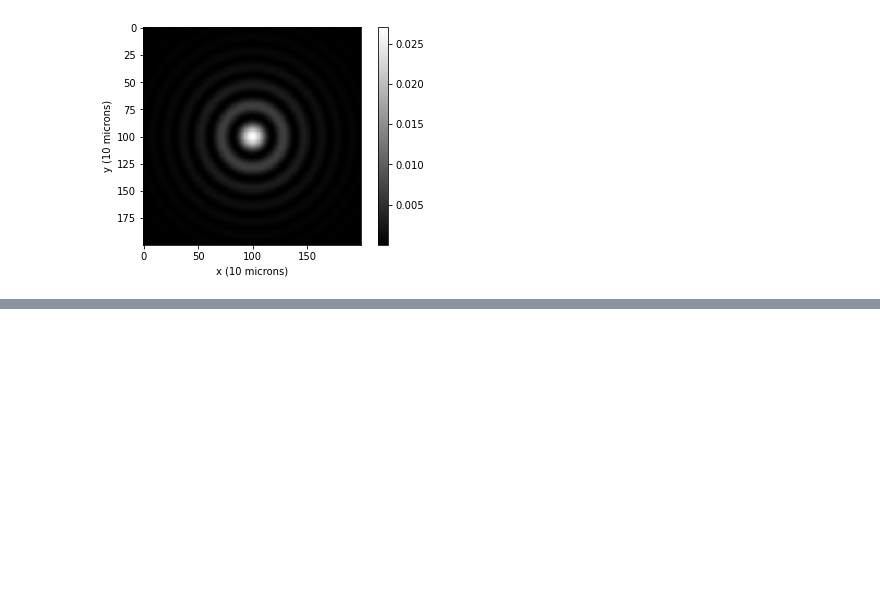
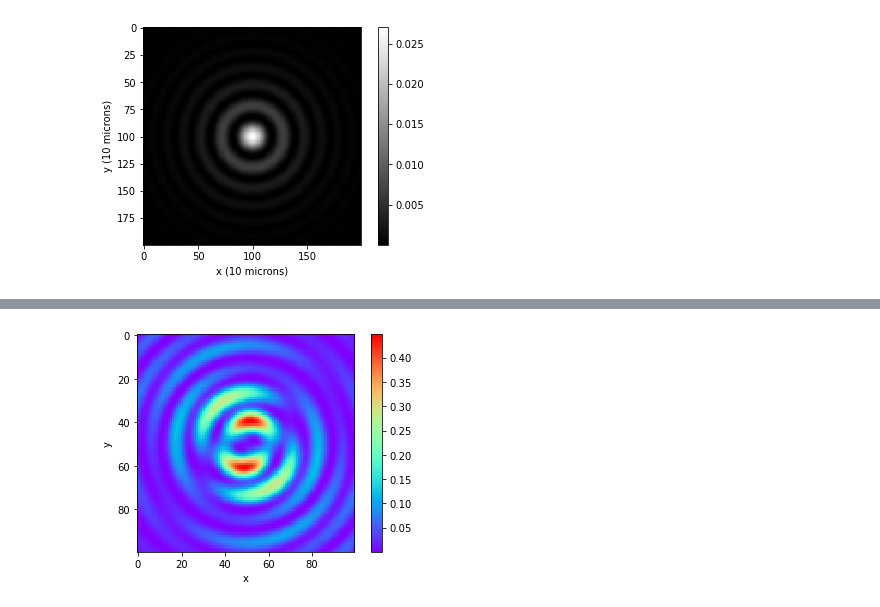
Before and after one commit to jabacousnac/Grier-Lab-Code, a Jupyter notebook: Axial_braiding.ipynb, the cells around one changed output, grey strips where cells are left out. Saved outputs shown, nothing was run; the diff lists cells and outputs as text; code cells hidden in the pictures; blank space fills up the shorter version.

```diff
--- a/Axial_braiding.ipynb
+++ b/Axial_braiding.ipynb
@@ -142,0 +146,4 @@ x_z_braiding(0.1*10**-3)
+# %%
+x_y_map(0.31)
+# %% [output]
+[figure, added]
```
Also changed, not shown: parts of 8 cells of this notebook.
